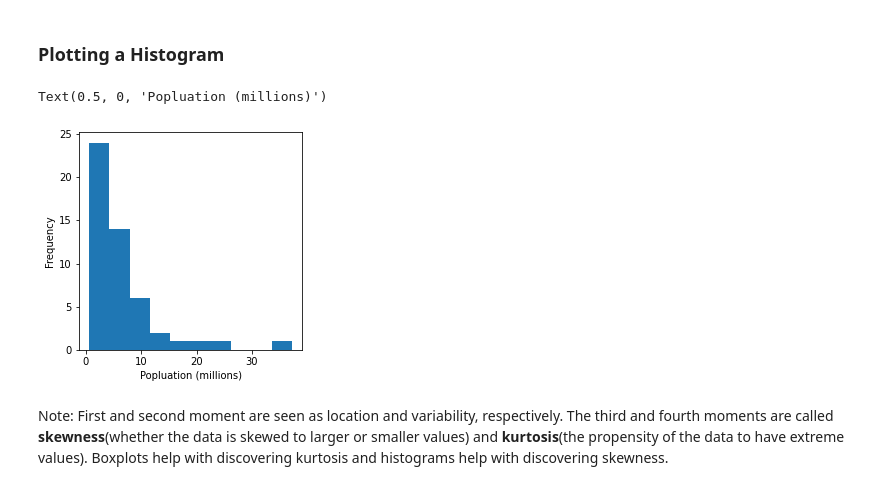
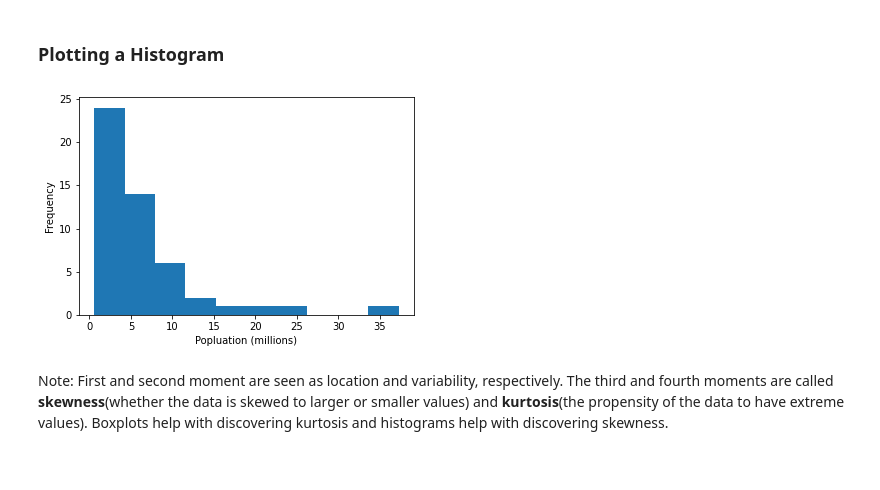
Before and after one commit to beauvilerobed/statistics-for-data-science, a Jupyter notebook: EDA.ipynb, the cells around one changed output. Drawn from its saved outputs; the diff is of its cells as text; code cells hidden in the pictures.

```diff
--- a/EDA.ipynb
+++ b/EDA.ipynb
@@ -164,11 +168,11 @@ Note: It's important to include empty bins, which is useful information.
 # %% [markdown]
 ### Plotting a Histogram
 # %%
-ax = (df['Population']/1000000).plot.hist(figsize=(4,4))
+ax = (df['Population']/1000000).plot.hist()
 ax.set_xlabel('Popluation (millions)')
+plt.show()
 # %% [output]
-Text(0.5, 0, 'Popluation (millions)')
-[figure, old version]
+[figure, new version]
 # %% [markdown]
 Note: First and second moment are seen as location and variability, respectively. The third and fourth moments are called **skewness**(whether the data is skewed to larger or smaller values) and **kurtosis**(the propensity of the data to have extreme values). Boxplots help with discovering kurtosis and histograms help with discovering skewness.
 # %% [markdown]
```
Also changed, not shown: parts of 30 cells of this notebook.
